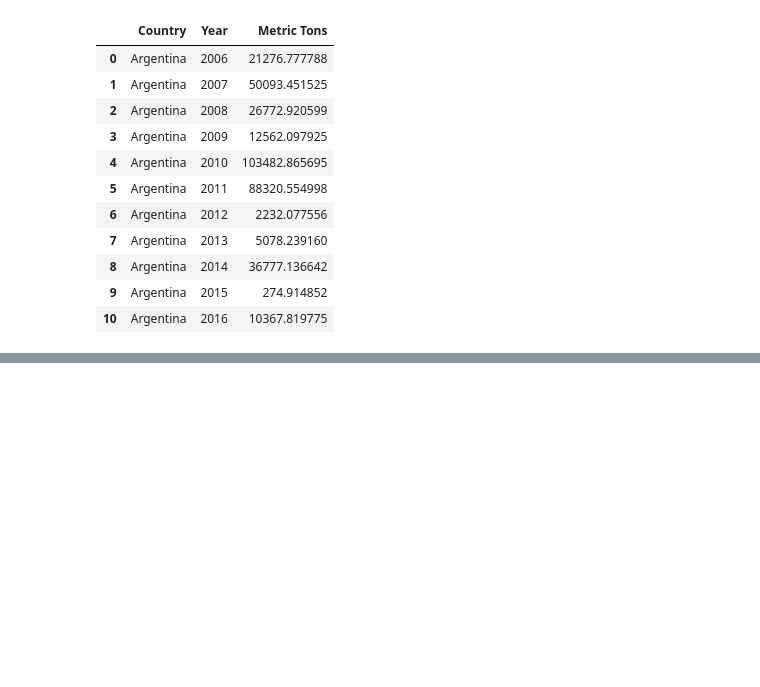
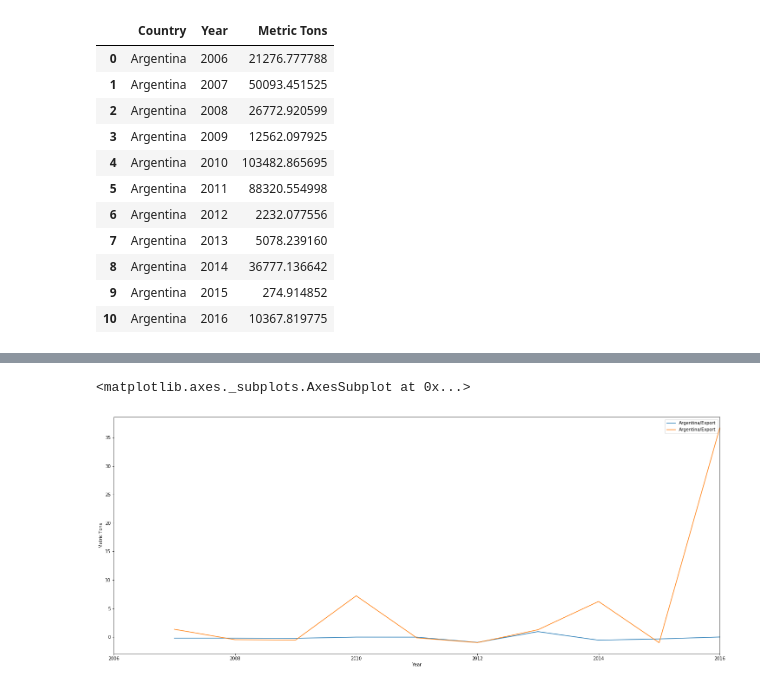
Before and after one commit to cmboone2005/Project1, a Jupyter notebook: DataSets/p_branch_graphs.ipynb, the cells around one changed output, grey strips where cells are left out. Cells and saved outputs as stored; diff of their text form; code cells hidden in the pictures; blank space fills up the shorter version.

Commit message:
commit graph changes

```diff
--- a/DataSets/p_branch_graphs.ipynb
+++ b/DataSets/p_branch_graphs.ipynb
@@ -1500,0 +1501,4 @@ sns.heatmap(corr, xticklabels=corr.columns, yticklabels=corr.columns, cmap=sns.d
+# %%
+# Place the DataFrames side by side
+argentina_ImportExport = pd.concat([argentina_import, argentina_export], axis=1)
+argentina_ImportExport
@@ -1500,0 +1519,3 @@ sns.heatmap(corr, xticklabels=corr.columns, yticklabels=corr.columns, cmap=sns.d
+# %%
+argentina_ImportExport.rename(columns = {'Argentina':'Argentina/Import', 'Argentina':'Argentina/Export'}, inplace = True)
+argentina_ImportExport
@@ -1500,0 +1536,16 @@ sns.heatmap(corr, xticklabels=corr.columns, yticklabels=corr.columns, cmap=sns.d
+# %%
+# Create a bar chart based off of the group series from before
+argentina_line_chart = argentina_ImportExport.plot(kind='line')
+color = "maroon"
+marker = "o"
+
+x_axis = argentina_ImportExport
+y_axis = argentina_ImportExport
+# Set the xlabel and ylabel using class methods
+argentina_line_chart.set_xlabel("Year")
+argentina_line_chart.set_ylabel("Metric Tons")
+
+argentina_line_chart
+# %% [output]
+<matplotlib.axes._subplots.AxesSubplot at 0x...>
+[figure, added]
```
Also changed, not shown: parts of 64 cells of this notebook, 33 other files.
